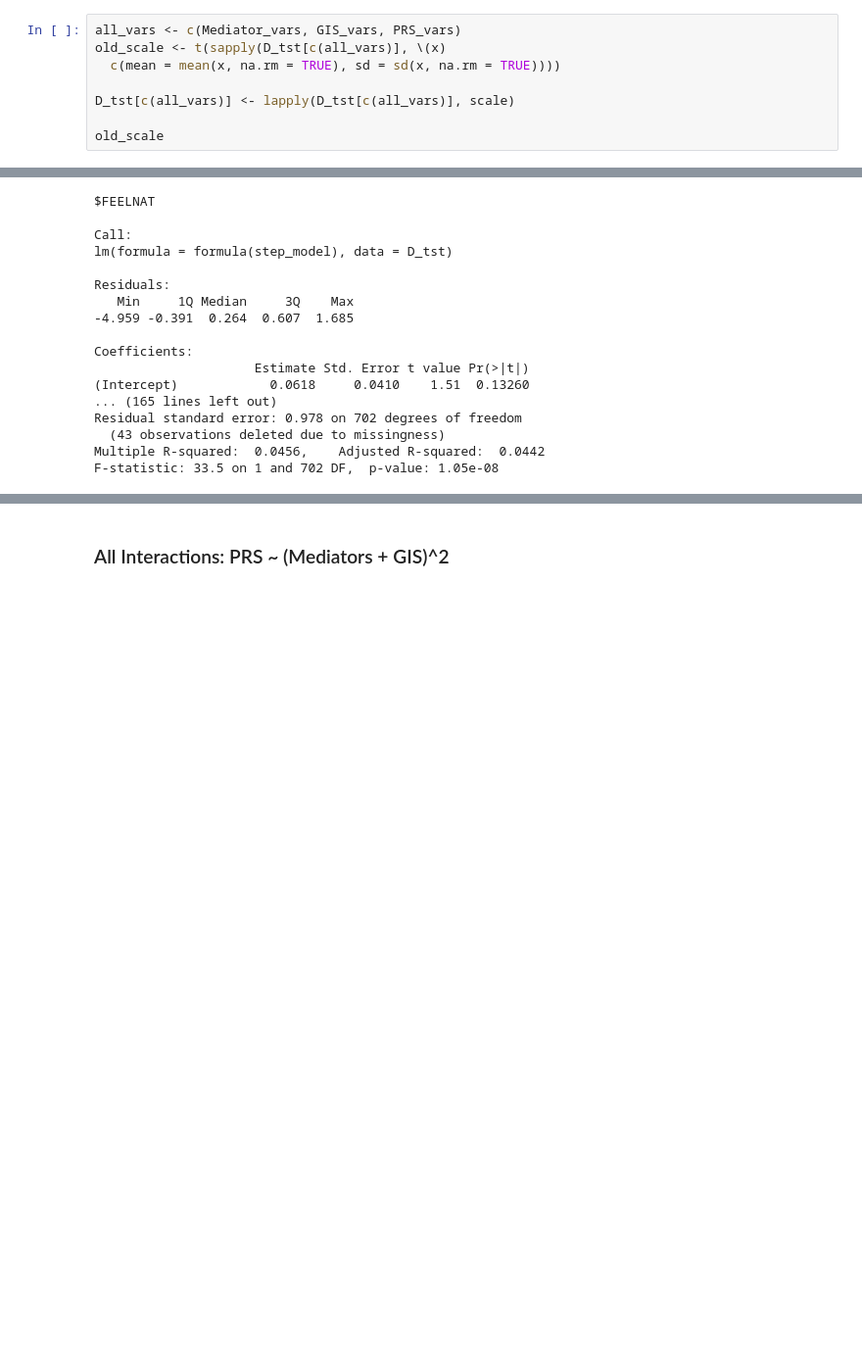
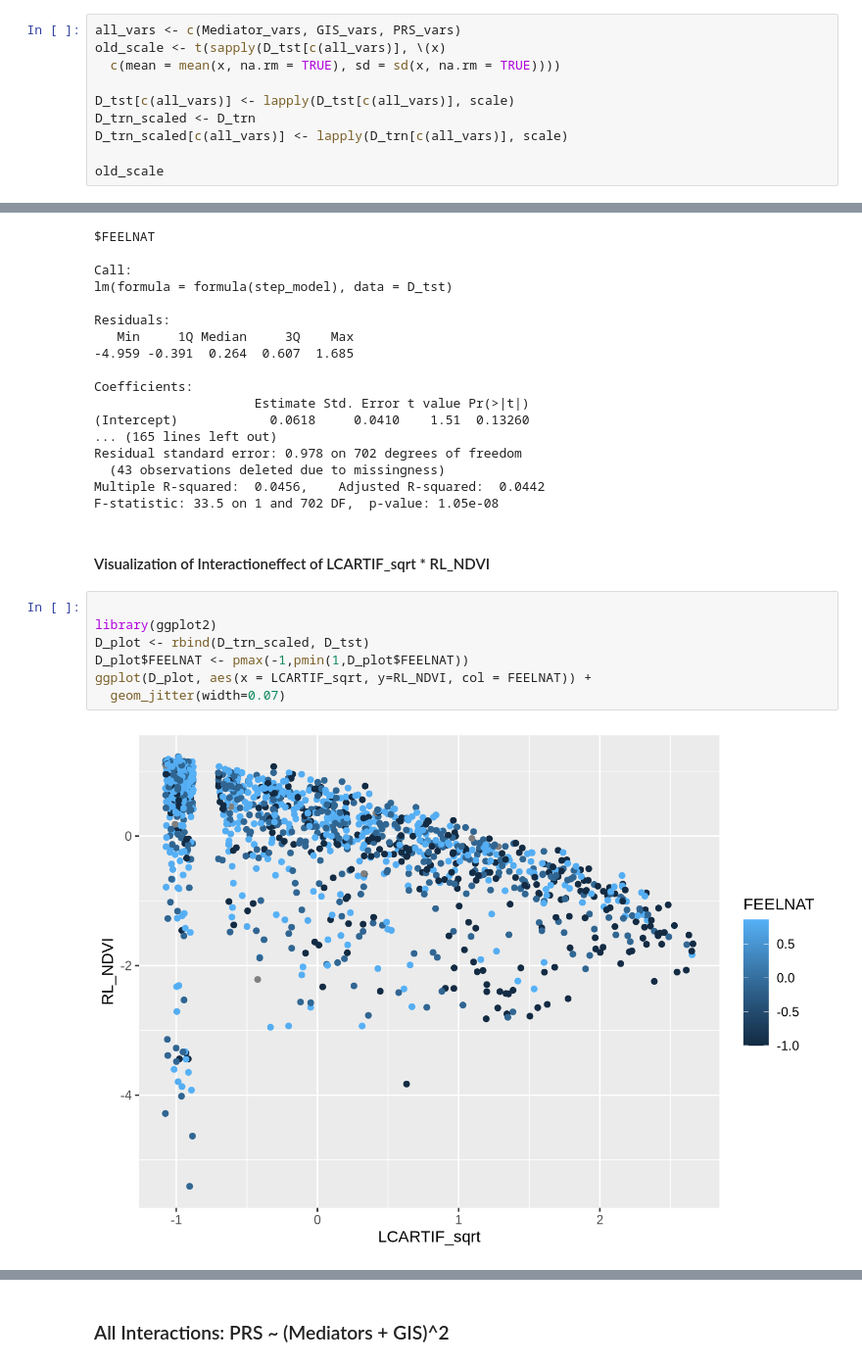
Before and after one commit to LGraz/wsl--prs-analysis, a Jupyter notebook: docs/notebooks/hypothethis-tests.out.ipynb, the cells around one changed output, grey strips where cells are left out. Shown at 98% size. Saved outputs shown, nothing was run; the diff lists cells and outputs as text; blank space fills up the shorter version.

```diff
--- a/docs/notebooks/hypothethis-tests.out.ipynb
+++ b/docs/notebooks/hypothethis-tests.out.ipynb
@@ -53,6 +53,8 @@ old_scale <- t(sapply(D_tst[c(all_vars)], \(x)
   c(mean = mean(x, na.rm = TRUE), sd = sd(x, na.rm = TRUE))))
 
 D_tst[c(all_vars)] <- lapply(D_tst[c(all_vars)], scale)
+D_trn_scaled <- D_trn
+D_trn_scaled[c(all_vars)] <- lapply(D_trn[c(all_vars)], scale)
 
 old_scale
 # %% [output]
@@ -144,3 +146,14 @@ Residual standard error: 0.978 on 702 degrees of freedom
   (43 observations deleted due to missingness)
 Multiple R-squared:  0.0456,    Adjusted R-squared:  0.0442
 F-statistic: 33.5 on 1 and 702 DF,  p-value: 1.05e-08
+# %% [markdown]
+#### Visualization of Interactioneffect of LCARTIF_sqrt \* RL_NDVI
+# %%
+
+library(ggplot2)
+D_plot <- rbind(D_trn_scaled, D_tst)
+D_plot$FEELNAT <- pmax(-1,pmin(1,D_plot$FEELNAT))
+ggplot(D_plot, aes(x = LCARTIF_sqrt, y=RL_NDVI, col = FEELNAT)) +
+  geom_jitter(width=0.07)
+# %% [output]
+[figure, added]
```
Also changed, not shown: parts of 7 cells of this notebook, 53 other files.
